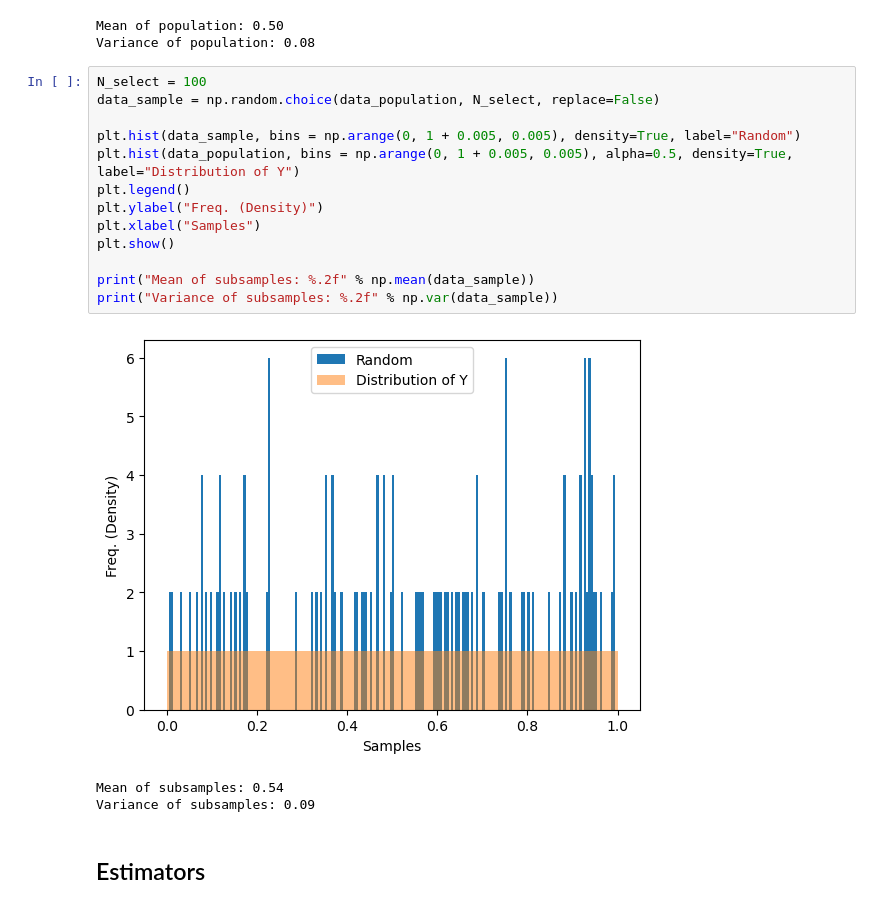
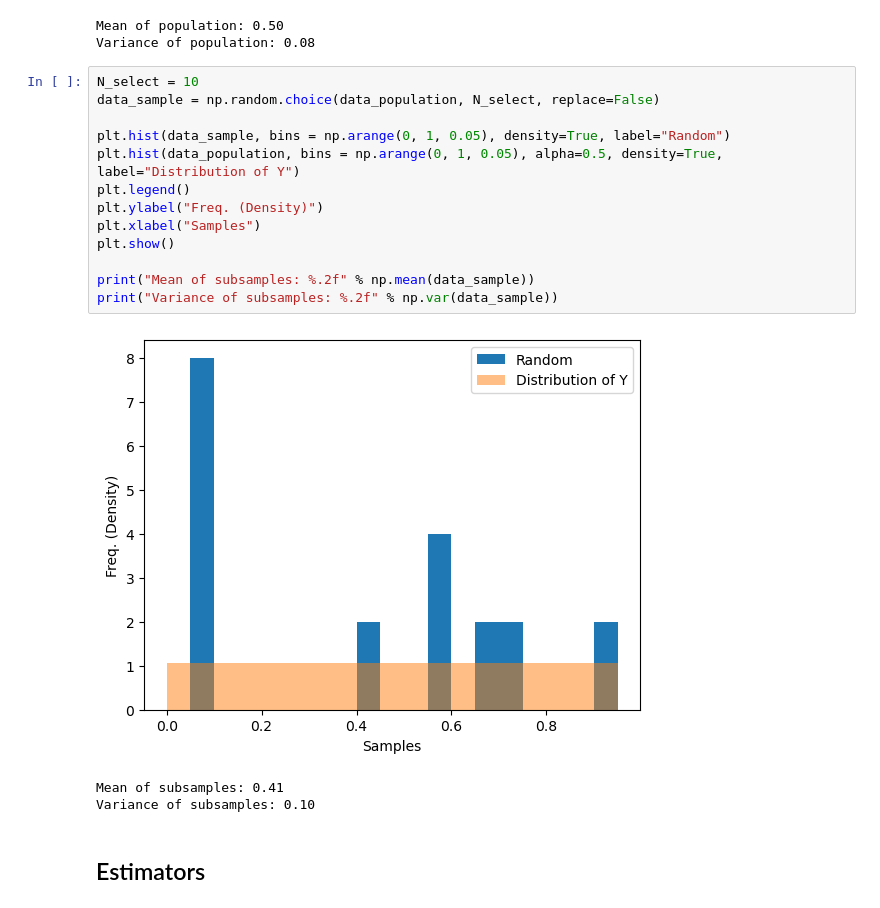
Before and after one commit to GenAI-CUEE/Estimation-Theory-EE523, a Jupyter notebook: Tutorial1/main.ipynb, the cells around one changed output. Saved outputs shown, nothing was run; the diff lists cells and outputs as text.

```diff
--- a/Tutorial1/main.ipynb
+++ b/Tutorial1/main.ipynb
@@ -67,22 +67,22 @@ print("Variance of population: %.2f" % np.var(data_population))
 Mean of population: 0.50
 Variance of population: 0.08
 # %%
-N_select = 100
+N_select = 10
 data_sample = np.random.choice(data_population, N_select, replace=False)
 
-plt.hist(data_sample, bins = np.arange(0, 1 + 0.005, 0.005), density=True, label="Random")
-plt.hist(data_population, bins = np.arange(0, 1 + 0.005, 0.005), alpha=0.5, density=True, label="Distribution of Y")
+plt.hist(data_sample, bins = np.arange(0, 1, 0.05), density=True, label="Random")
+plt.hist(data_population, bins = np.arange(0, 1, 0.05), alpha=0.5, density=True, label="Distribution of Y")
 plt.legend()
 plt.ylabel("Freq. (Density)")
 plt.xlabel("Samples")
 plt.show()
 
 print("Mean of subsamples: %.2f" % np.mean(data_sample))
 print("Variance of subsamples: %.2f" % np.var(data_sample))
 # %% [output]
-[figure, old version]
+[figure, new version]
-Mean of subsamples: 0.54
-Variance of subsamples: 0.09
+Mean of subsamples: 0.41
+Variance of subsamples: 0.10
 # %% [markdown]
 ## Estimators
 # %%
```
Also changed, not shown: parts of 1 cell of this notebook, 1 other file.
